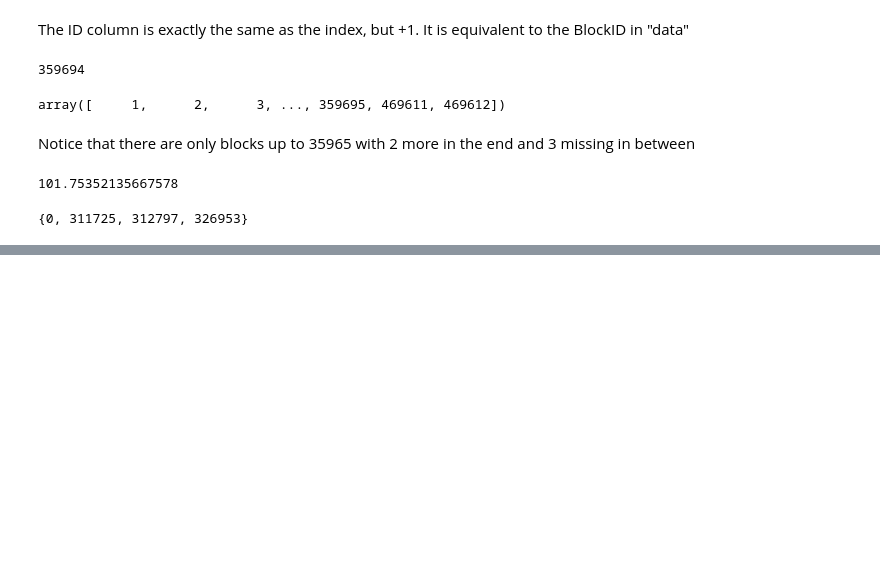
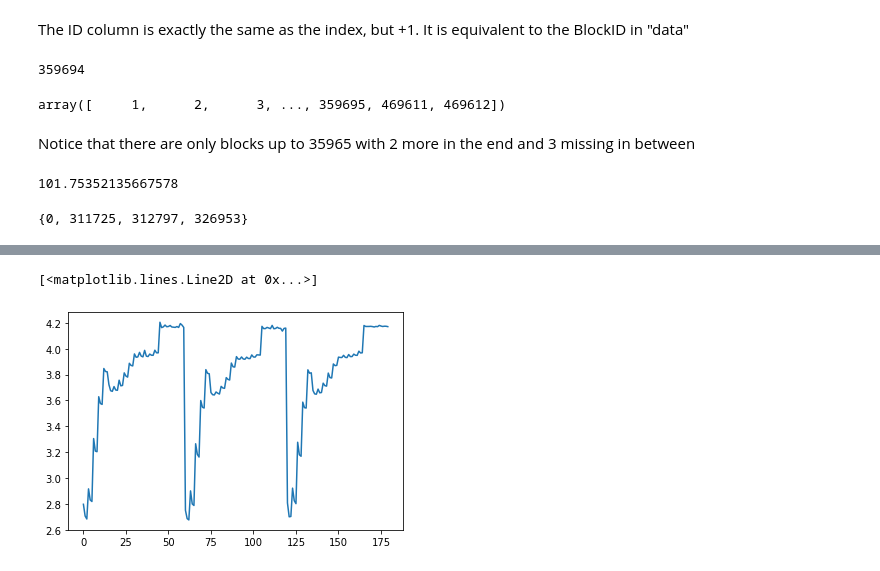
Before and after one commit to stefanhuber1510/marbleProject, a Jupyter notebook: scoring/reconstructGlobalClassifier.ipynb, the cells around one changed output, grey strips where cells are left out. Cells and saved outputs as stored; diff of their text form; code cells hidden in the pictures; blank space fills up the shorter version.

```diff
--- a/scoring/reconstructGlobalClassifier.ipynb
+++ b/scoring/reconstructGlobalClassifier.ipynb
@@ -232,2 +192,0 @@ array([False, False, False, False, False,  True, False, False, False,
-# %%
-df2 = pd.read_csv("../drugCombDBdata/synergy-score-data/REGRdrugcombs_scored.csv")
@@ -303,0 +249,2 @@ plt.plot(np.array(arr2).flatten())
+# %%
+df = df2.join(cellLine_info_full.set_index("cellName"),on="Cell line", how="left")#.dropna()
@@ -303,0 +296,42 @@ plt.plot(np.array(arr2).flatten())
+# %%
+from sklearn.ensemble import RandomForestRegressor
+
+scoresTrain = []
+scoresTest = []
+
+max_feats = [0.3,0.6,0.9999]
+max_depthF = [18,10,6,2]
+min_samples_splitF = [2,10,50,250,1250]
+no_trees = [5,50,200]
+
+print("starting now")
+for k in max_feats:
+    localTrain3= []
+    localTest3 = []
+    for j in max_depthF:
+        localTrain2= []
+        localTest2 = []
+        for i in min_samples_splitF:
+            localTrain1= []
+            localTest1 = []
+            for l in no_trees:
+                regressorN = RandomForestRegressor(max_depth=j, max_features=k,
+                                               min_samples_split = i, bootstrap=True, n_jobs=-1,
+                                               n_estimators=l, verbose=True)
+                regressorN.fit(X_train,Y_train)
+
+                localTrain1.append(np.mean(np.abs(regressorN.predict(X_train)-Y_train))) #do also train
+                localTest1.append(np.mean(np.abs(regressorN.predict(x_test)-y_test)))
+                #del regressorN
+            localTrain2.append(localTrain1)
+            localTest2.append(localTest1)
+        localTrain3.append(localTrain2)
+        localTest3.append(localTest2)
+
+    scoresTrain.append(localTrain3)
+    scoresTest.append(localTest3)
+# %%
+plt.plot(np.array(scoresTrain).flatten())
+# %% [output]
+[<matplotlib.lines.Line2D at 0x...>]
+[figure, added]
```
Also changed, not shown: parts of 58 cells of this notebook, 1 other file.
